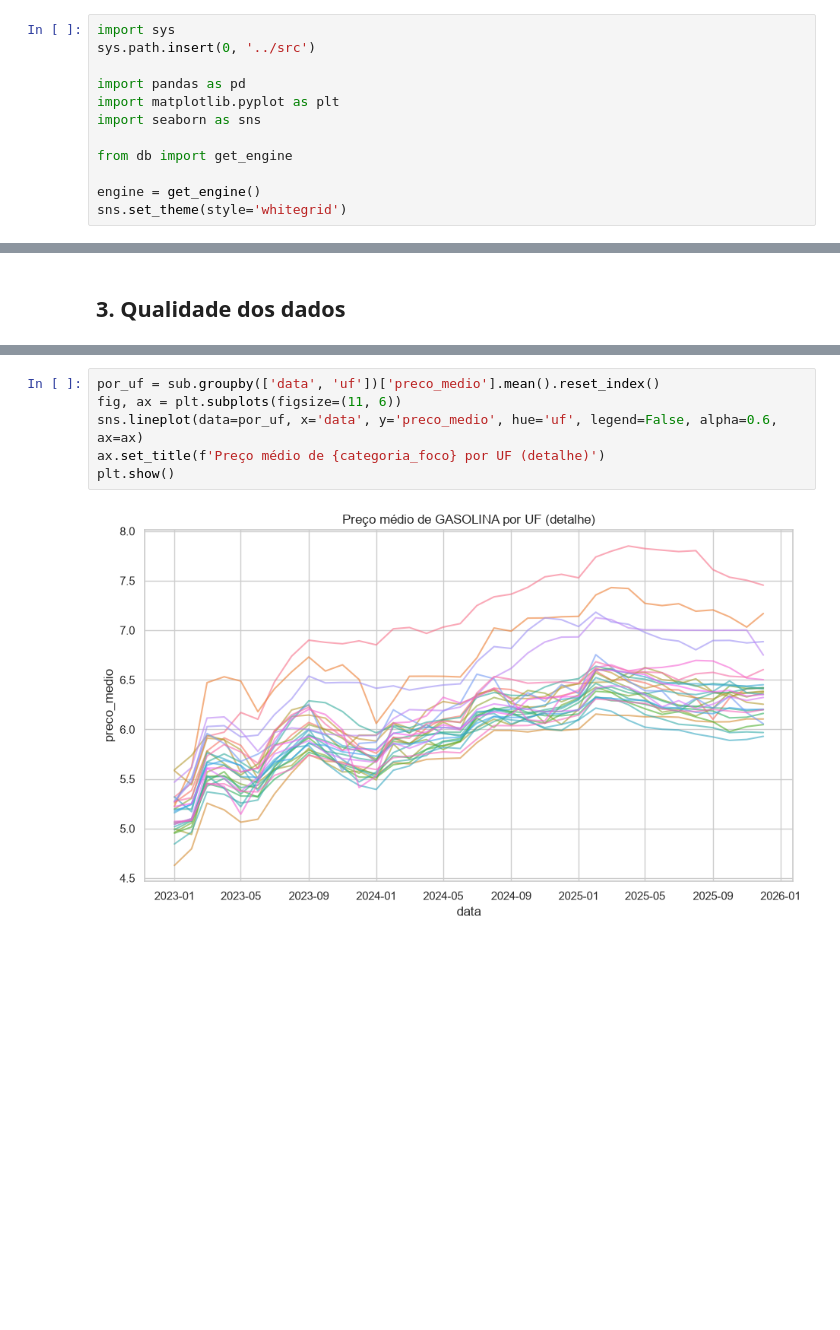
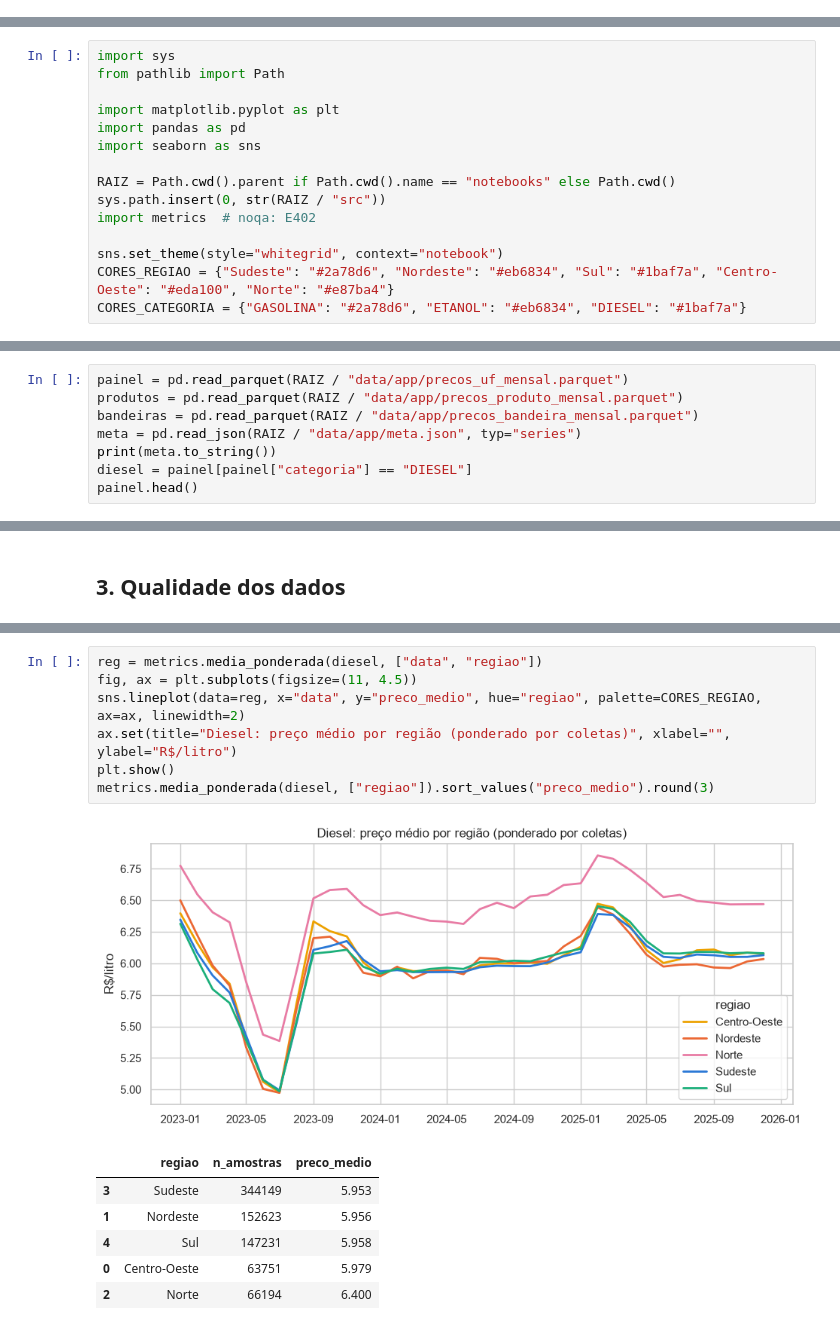
Before and after one commit to lopsxzale/logistics-distribution-analytics, a Jupyter notebook: notebooks/01_exploracao.ipynb, the cells around one changed output, grey strips where cells are left out. Cells and saved outputs as stored; diff of their text form; blank space fills up the shorter version.

```diff
--- a/notebooks/01_exploracao.ipynb
+++ b/notebooks/01_exploracao.ipynb
@@ -5,14 +7,2 @@ Análise exploratória dos dados de preços de combustíveis carregados pelo pip
 # %% [markdown]
 ## 1. Setup
-# %%
-import sys
-sys.path.insert(0, '../src')
-
-import pandas as pd
-import matplotlib.pyplot as plt
-import seaborn as sns
-
-from db import get_engine
-
-engine = get_engine()
-sns.set_theme(style='whitegrid')
@@ -21 +9,16 @@ Matplotlib is building the font cache; this may take a moment.
+# %%
+import sys
+from pathlib import Path
+
+import matplotlib.pyplot as plt
+import pandas as pd
+import seaborn as sns
+
+RAIZ = Path.cwd().parent if Path.cwd().name == "notebooks" else Path.cwd()
+sys.path.insert(0, str(RAIZ / "src"))
+import metrics  # noqa: E402
+
+sns.set_theme(style="whitegrid", context="notebook")
+CORES_REGIAO = {"Sudeste": "#2a78d6", "Nordeste": "#eb6834", "Sul": "#1baf7a", "Centro-Oeste": "#eda100", "Norte": "#e87ba4"}
+CORES_CATEGORIA = {"GASOLINA": "#2a78d6", "ETANOL": "#eb6834", "DIESEL": "#1baf7a"}
 # %% [markdown]
@@ -31,0 +26,8 @@ fato.shape, agg.shape
+# %%
+painel = pd.read_parquet(RAIZ / "data/app/precos_uf_mensal.parquet")
+produtos = pd.read_parquet(RAIZ / "data/app/precos_produto_mensal.parquet")
+bandeiras = pd.read_parquet(RAIZ / "data/app/precos_bandeira_mensal.parquet")
+meta = pd.read_json(RAIZ / "data/app/meta.json", typ="series")
+print(meta.to_string())
+diesel = painel[painel["categoria"] == "DIESEL"]
+painel.head()
@@ -87,8 +68,15 @@ plt.show()
-# %%
-por_uf = sub.groupby(['data', 'uf'])['preco_medio'].mean().reset_index()
-fig, ax = plt.subplots(figsize=(11, 6))
-sns.lineplot(data=por_uf, x='data', y='preco_medio', hue='uf', legend=False, alpha=0.6, ax=ax)
-ax.set_title(f'Preço médio de {categoria_foco} por UF (detalhe)')
-plt.show()
-# %% [output]
-[figure, removed]
+# %%
+reg = metrics.media_ponderada(diesel, ["data", "regiao"])
+fig, ax = plt.subplots(figsize=(11, 4.5))
+sns.lineplot(data=reg, x="data", y="preco_medio", hue="regiao", palette=CORES_REGIAO, ax=ax, linewidth=2)
+ax.set(title="Diesel: preço médio por região (ponderado por coletas)", xlabel="", ylabel="R$/litro")
+plt.show()
+metrics.media_ponderada(diesel, ["regiao"]).sort_values("preco_medio").round(3)
+# %% [output]
+[figure, added]
+|  | regiao | n_amostras | preco_medio |
+| 3 | Sudeste | 344149 | 5.953 |
+| 1 | Nordeste | 152623 | 5.956 |
+| 4 | Sul | 147231 | 5.958 |
+| 0 | Centro-Oeste | 63751 | 5.979 |
+| 2 | Norte | 66194 | 6.400 |
```
Also changed, not shown: parts of 26 cells of this notebook, 51 other files.
